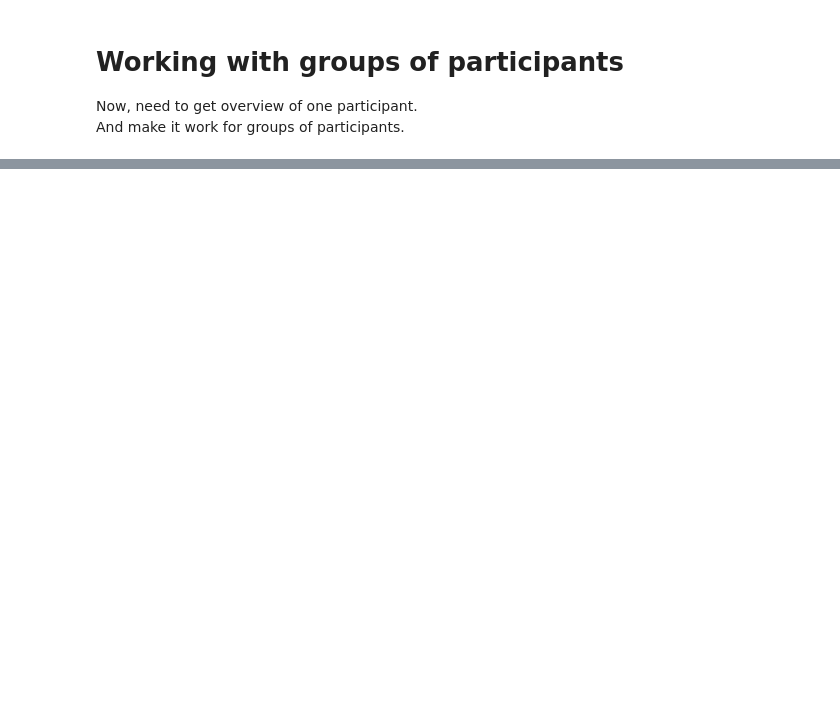
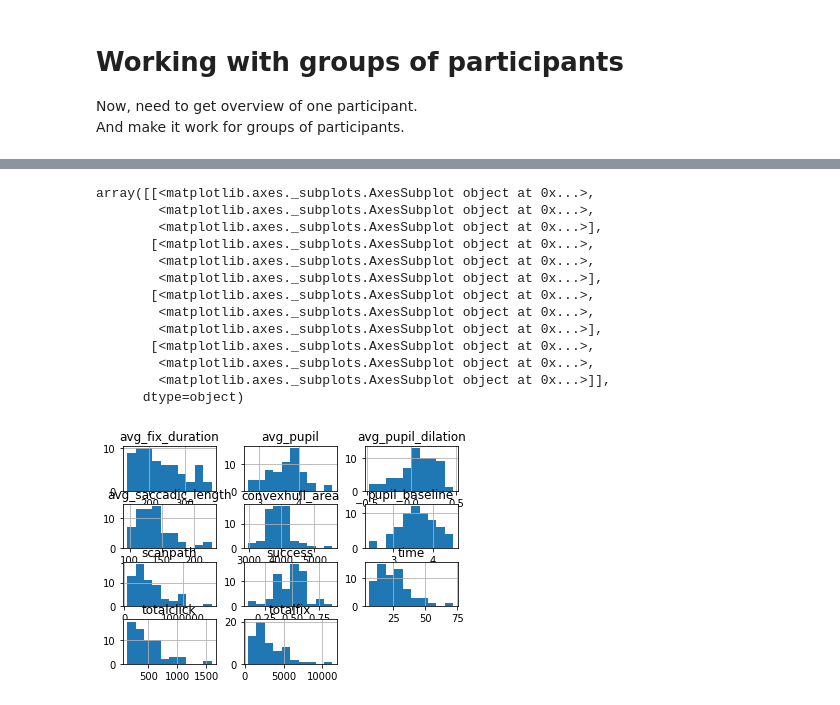
Before and after one commit to Lazer7/Eye_Visualization, a Jupyter notebook: Data/overview_data/overview_data_processor.ipynb, the cells around one changed output, grey strips where cells are left out. Drawn from its saved outputs; the diff is of its cells as text; code cells hidden in the pictures; blank space fills up the shorter version.

```diff
--- a/Data/overview_data/overview_data_processor.ipynb
+++ b/Data/overview_data/overview_data_processor.ipynb
@@ -560,0 +550,4 @@ Name: 61, dtype: object
+# %%
+# space to store newly generated overview of each participant
+overview_df = pd.DataFrame(columns = col_names)
+overview_df
@@ -560,0 +556,7 @@ Name: 61, dtype: object
+# %%
+# Go through the pid and vis_type, and fetch data for each participants
+for i, row in participants_df.iterrows():
+# for i, row in participants_df.loc[:2].iterrows():
+    print ('\n' + row['pid'], row['vis_type'])
+    newdf = getOverviewData(row['pid'], row['vis_type'])
+    overview_df = overview_df.append(newdf, ignore_index = True)
@@ -560,0 +604,3 @@ Name: 61, dtype: object
+# %%
+result = pd.merge(participants_df, overview_df, on=['pid','vis_type'], how='outer')
+result
@@ -560,0 +651,19 @@ Name: 61, dtype: object
+# %%
+# assign proper data types to the columns of result dataframe
+dtype = {'pid': str,
+         'ont_type': str,
+         'vis_type': str,
+         'time': int,
+         'success': float,
+         'totalfix': int,
+         'avg_fix_duration': float,
+         'scanpath': int,
+         'avg_saccadic_length': float,
+         'pupil_baseline': float,
+         'avg_pupil': float,
+         'avg_pupil_dilation': float,
+         'convexhull_area': int,
+         'totalclick': int
+        }
+result = result.astype(dtype)
+result.dtypes
@@ -560,0 +698,17 @@ Name: 61, dtype: object
+# %%
+result.hist()
+# %% [output]
+array([[<matplotlib.axes._subplots.AxesSubplot object at 0x...>,
+        <matplotlib.axes._subplots.AxesSubplot object at 0x...>,
+        <matplotlib.axes._subplots.AxesSubplot object at 0x...>],
+       [<matplotlib.axes._subplots.AxesSubplot object at 0x...>,
+        <matplotlib.axes._subplots.AxesSubplot object at 0x...>,
+        <matplotlib.axes._subplots.AxesSubplot object at 0x...>],
+       [<matplotlib.axes._subplots.AxesSubplot object at 0x...>,
+        <matplotlib.axes._subplots.AxesSubplot object at 0x...>,
+        <matplotlib.axes._subplots.AxesSubplot object at 0x...>],
+       [<matplotlib.axes._subplots.AxesSubplot object at 0x...>,
+        <matplotlib.axes._subplots.AxesSubplot object at 0x...>,
+        <matplotlib.axes._subplots.AxesSubplot object at 0x...>]],
+      dtype=object)
+[figure, added]
```
Also changed, not shown: parts of 19 cells of this notebook.
